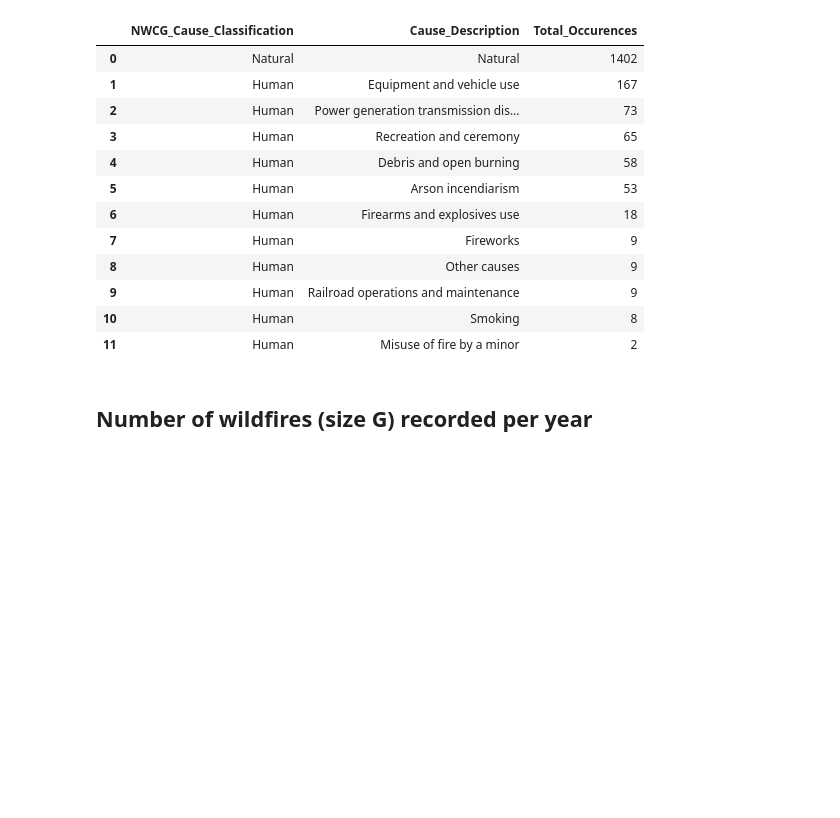
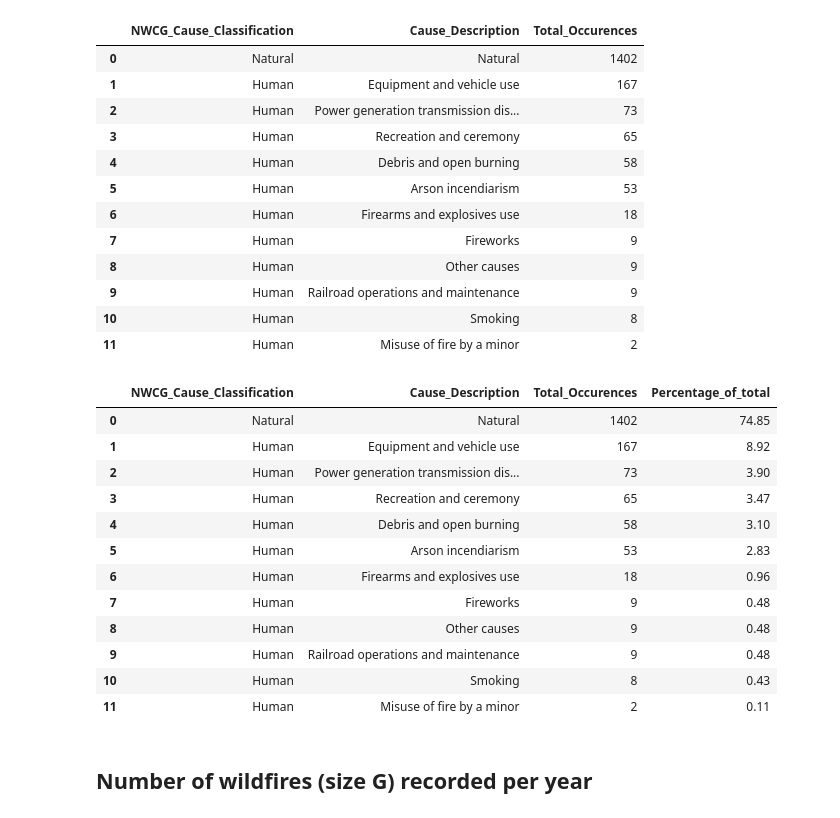
Before and after one commit to emilymees/ProjectThree, a Jupyter notebook: data/eb-data.ipynb, the cells around one changed output. Cells and saved outputs as stored; diff of their text form; code cells hidden in the pictures; blank space fills up the shorter version.

```diff
--- a/data/eb-data.ipynb
+++ b/data/eb-data.ipynb
@@ -163,6 +163,34 @@ humanNatural_df
 | 9 | Human | Railroad operations and maintenance | 9 |
 | 10 | Human | Smoking | 8 |
 | 11 | Human | Misuse of fire by a minor | 2 |
+# %%
+#Percentage of natural wildfires
+# def percentage(cause_description):
+
+total_wildfires = humanNatural_df["Total_Occurences"].sum()
+part = humanNatural_df["Total_Occurences"]
+# for x in humanNatural_df["Total_Occurences"]:
+# percentage_natural_wildfires = (x/total_wildfires)*100
+
+#     return(percentage_natural_wildfires)
+# %%
+humanNatural_df["Percentage_of_total"]= ((part/total_wildfires)*100).round(2)
+
+humanNatural_df
+# %% [output]
+|  | NWCG_Cause_Classification | Cause_Description | Total_Occurences | Percentage_of_total |
+| 0 | Natural | Natural | 1402 | 74.85 |
+| 1 | Human | Equipment and vehicle use | 167 | 8.92 |
+| 2 | Human | Power generation transmission dis... | 73 | 3.90 |
+| 3 | Human | Recreation and ceremony | 65 | 3.47 |
+| 4 | Human | Debris and open burning | 58 | 3.10 |
+| 5 | Human | Arson incendiarism | 53 | 2.83 |
+| 6 | Human | Firearms and explosives use | 18 | 0.96 |
+| 7 | Human | Fireworks | 9 | 0.48 |
+| 8 | Human | Other causes | 9 | 0.48 |
+| 9 | Human | Railroad operations and maintenance | 9 | 0.48 |
+| 10 | Human | Smoking | 8 | 0.43 |
+| 11 | Human | Misuse of fire by a minor | 2 | 0.11 |
 # %% [markdown]
 ## Number of wildfires (size G) recorded per year
 # %%
```
Also changed, not shown: parts of 1 cell of this notebook, 3 other files.
